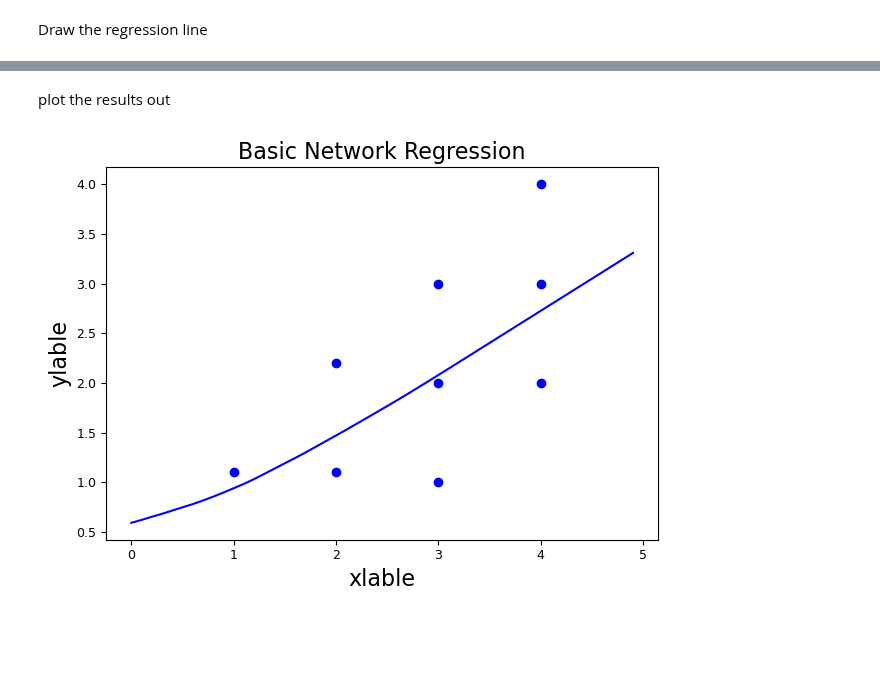
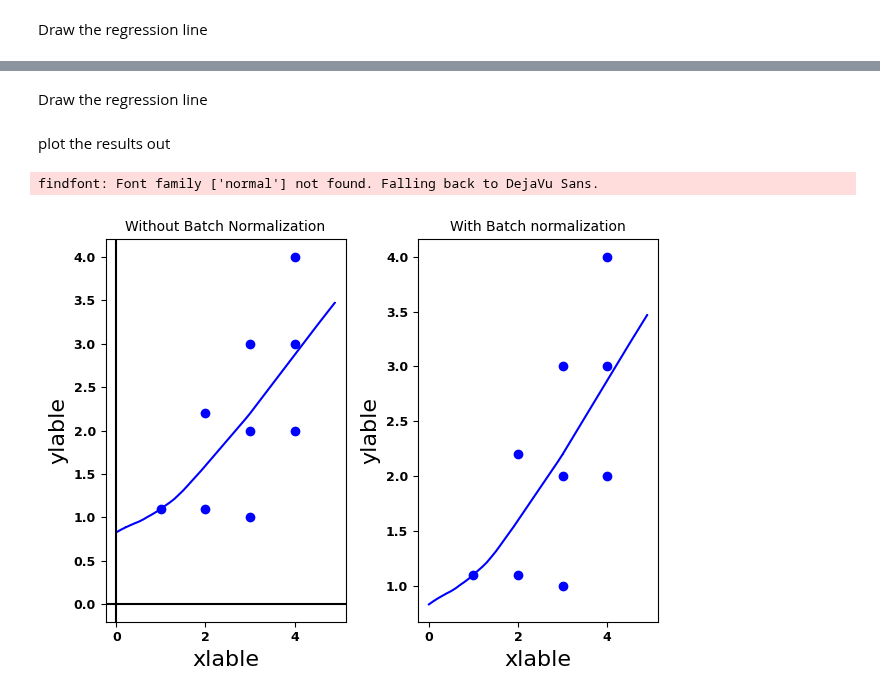
Before and after one commit to endsley/wuML, a Jupyter notebook: examples/NeuralNet/ipynb/basicRegression.ipynb, the cells around one changed output, grey strips where cells are left out. Drawn from its saved outputs; the diff is of its cells as text; code cells hidden in the pictures; blank space fills up the shorter version.

Commit message:
Batchnormalization is initially added to functionality

```diff
--- a/examples/NeuralNet/ipynb/basicRegression.ipynb
+++ b/examples/NeuralNet/ipynb/basicRegression.ipynb
@@ -22,5 +31,5 @@ Create network and train
 # %%
-bNet = wuml.basicNetwork(costFunction, data, networkStructure=[(100,'relu'),(100,'relu'),(1,'none')], max_epoch=50, learning_rate=0.001)
+bNet = wuml.basicNetwork(costFunction, data, networkStructure=[(30,'relu'),(50,'relu'),(1,'none')], max_epoch=500, learning_rate=0.001)
 bNet.train(print_status=True)
 Ŷ = bNet(data, output_type='ndarray')		#Takes Numpy array or Tensor as input and outputs a Tensor
 # %% [output]
@@ -50,0 +85,2 @@ newX = np.expand_dims(np.arange(0,5,0.1),1)
+# %% [markdown]
+Draw the regression line
@@ -51,7 +90,12 @@ newX = np.expand_dims(np.arange(0,5,0.1),1)
 # %% [markdown]
 plot the results out
+# %%
+splot = wplotlib.scatter(data.X, data.Y, marker='o', show=False, subplot=121)
+lp = wplotlib.lines(newX, Ŷline, title_font=10, title='Without Batch Normalization', show=False)	# show must be false if it is a subplot
+# %% [output]
+findfont: Font family ['normal'] not found. Falling back to DejaVu Sans.
 # %%
-splot = wplotlib.scatter(data.X, data.Y, marker='o', show=False)
-lp = wplotlib.lines(newX, Ŷline, title='Basic Network Regression')
+splot = wplotlib.scatter(data.X, data.Y, marker='o', show=False, subplot=122)
+lp = wplotlib.lines(newX, Ŷline, title_font=10, title='With Batch normalization')
 # %% [output]
-[figure, old version]
+[figure, new version]
```
Also changed, not shown: parts of 10 cells of this notebook, 3 other files.
